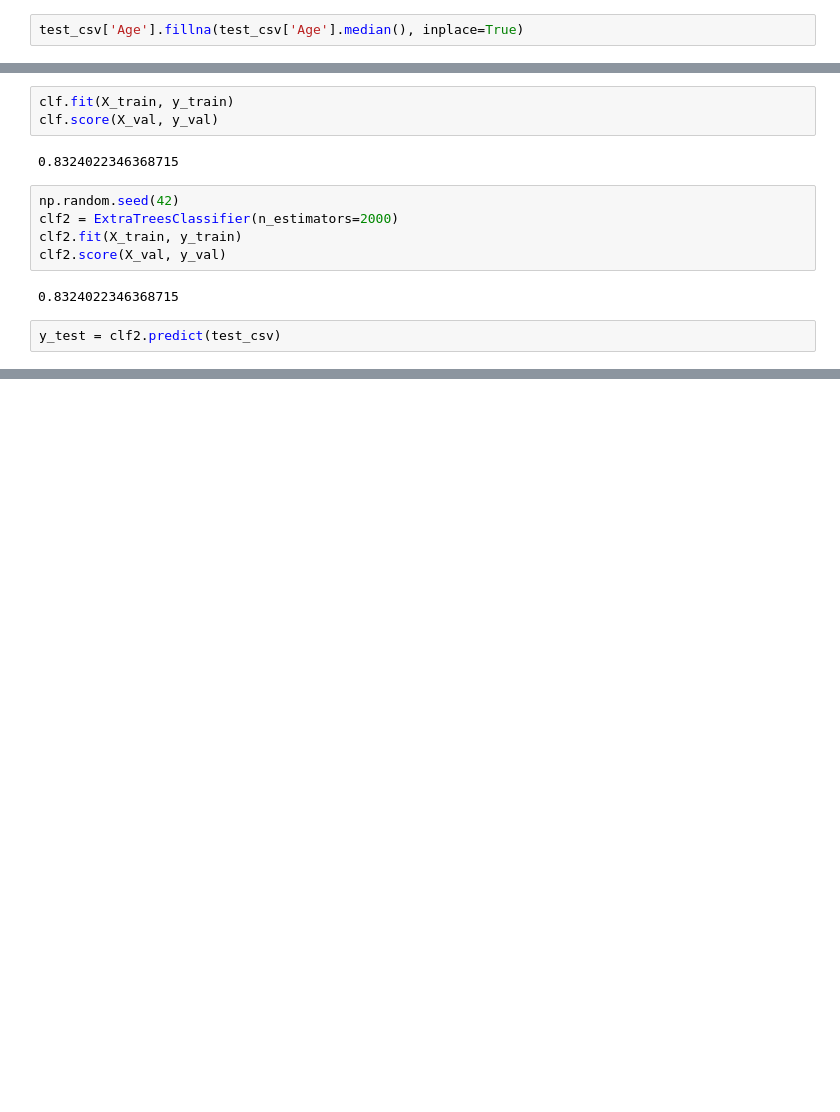
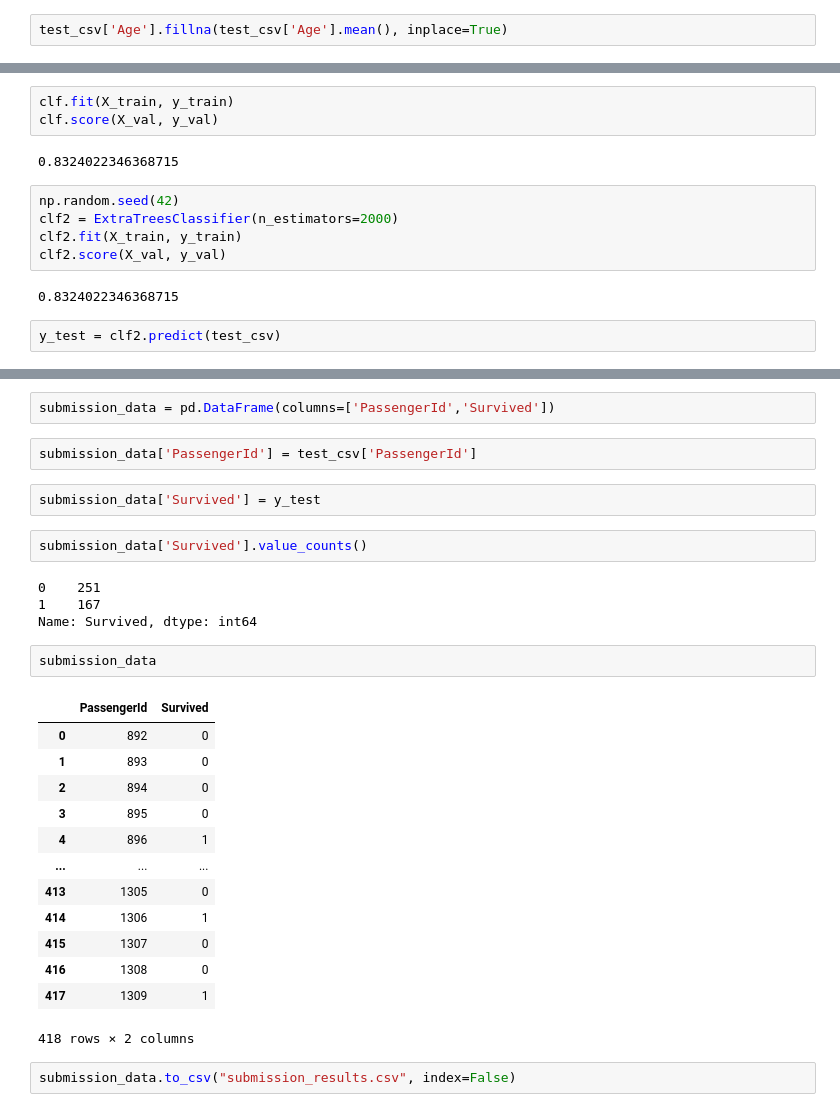
Before and after one commit to alexiandra97/Titanic-project-from-Kaggle, a Jupyter notebook: Titanic-Machine-Learning-from-Disaster.ipynb, the cells around one changed output, grey strips where cells are left out. Saved outputs shown, nothing was run; the diff lists cells and outputs as text; blank space fills up the shorter version.

```diff
--- a/Titanic-Machine-Learning-from-Disaster.ipynb
+++ b/Titanic-Machine-Learning-from-Disaster.ipynb
@@ -323,7 +328,7 @@ test_csv = test_csv.drop(columns='Cabin')
 # %%
 test_csv['Fare'] = test_csv['Fare'].fillna(test_csv['Fare'].mean())
 # %%
-test_csv['Age'].fillna(test_csv['Age'].median(), inplace=True)
+test_csv['Age'].fillna(test_csv['Age'].mean(), inplace=True)
 # %%
 test_csv.isna().sum()
 # %% [output]
@@ -371,0 +402,30 @@ y_test = clf2.predict(test_csv)
+# %%
+submission_data = pd.DataFrame(columns=['PassengerId','Survived'])
+# %%
+submission_data['PassengerId'] = test_csv['PassengerId']
+# %%
+submission_data['Survived'] = y_test
+# %%
+submission_data['Survived'].value_counts()
+# %% [output]
+0    251
+1    167
+Name: Survived, dtype: int64
+# %%
+submission_data
+# %% [output]
+|  | PassengerId | Survived |
+| 0 | 892 | 0 |
+| 1 | 893 | 0 |
+| 2 | 894 | 0 |
+| 3 | 895 | 0 |
+| 4 | 896 | 1 |
+| ... | ... | ... |
+| 413 | 1305 | 0 |
+| 414 | 1306 | 1 |
+| 415 | 1307 | 0 |
+| 416 | 1308 | 0 |
+| 417 | 1309 | 1 |
+418 rows × 2 columns
+# %%
+submission_data.to_csv("submission_results.csv", index=False)
```
Also changed, not shown: parts of 9 cells of this notebook.
